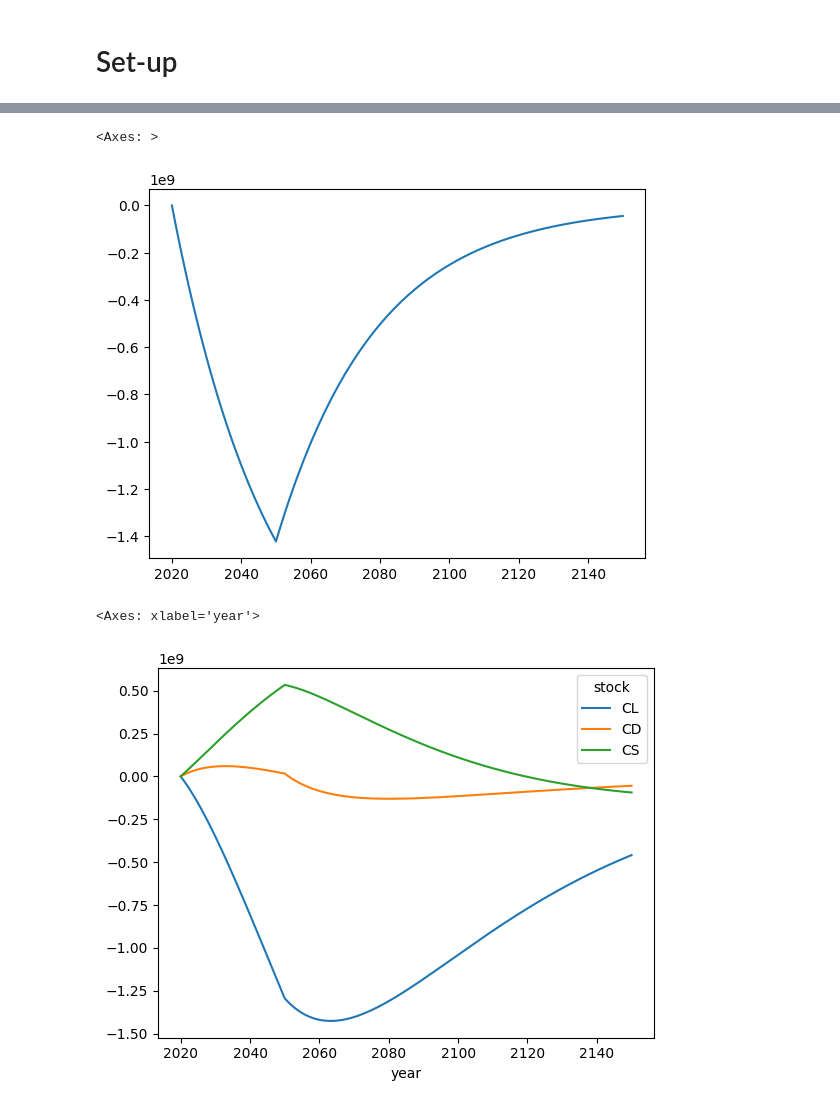
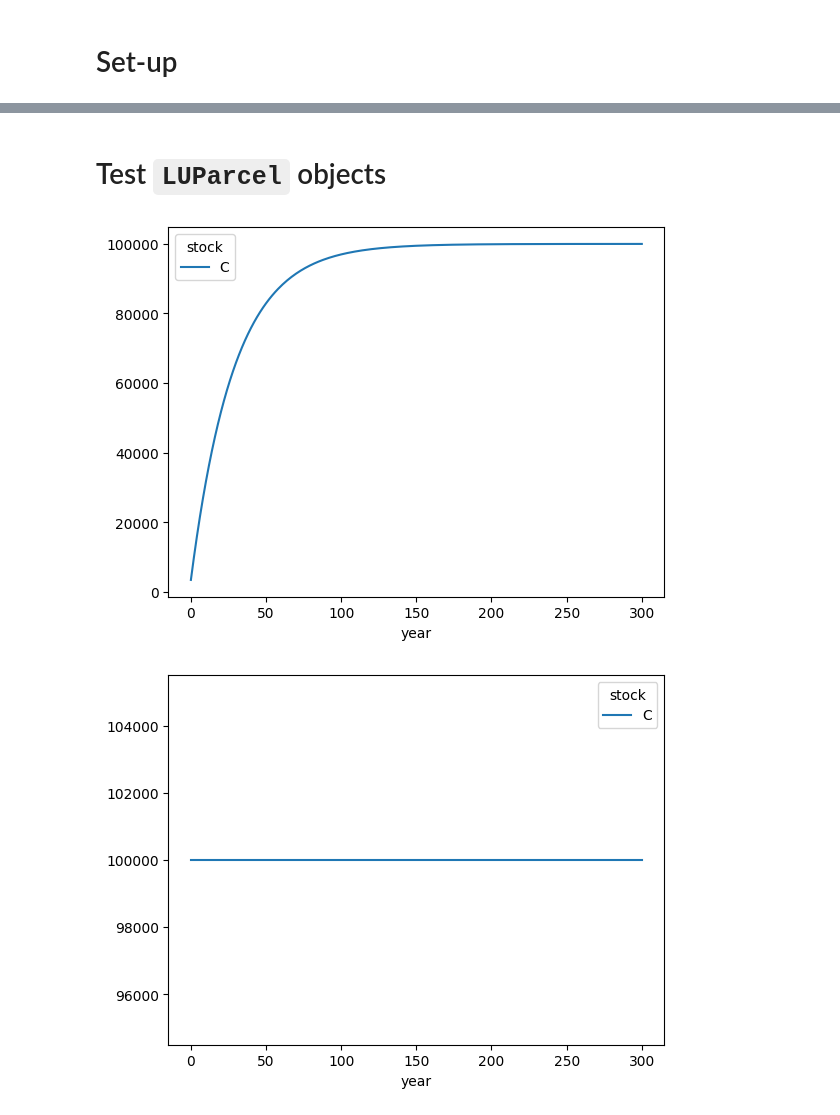
Before and after one commit to SLU-foodsystems/CIBUSmod, a Jupyter notebook: notebooks/LUC.ipynb, the cells around one changed output, grey strips where cells are left out. Saved outputs shown, nothing was run; the diff lists cells and outputs as text; code cells hidden in the pictures.

```diff
--- a/notebooks/LUC.ipynb
+++ b/notebooks/LUC.ipynb
@@ -289,24 +350,22 @@ Ach = A3.diff().fillna(0)
-# %%
-LUCts = LUCTimeSeries(
-    Ach = Ach,
-    Cmax = (5_000,50_000),
-    T50 = (0.5,20),
-    extend = 100
-)
-LUCts.calculate_parcels()
-LUCts.get_CO2().plot()
-# %% [output]
-<Axes: >
-[figure, old version]
-# %%
-LUCts = LUCTimeSeries2(
-    Ach = Ach,
-    target_lu_pars=LU_pars['cropland, mineral'],
-    alt_lu_pars=LU_pars['forest, mineral'],
-    extend = 100
-)
-LUCts.calculate_parcels()
-LUCts.get_CO2().plot()
-# %% [output]
-<Axes: xlabel='year'>
-[figure, old version]
+# %% [markdown]
+# Test `LUParcel` objects
+# %%
+a=LUParcel1(
+    t0 = 0,
+    A0 = 1,
+    C0 = {'C':0},
+    pars = {'Cmax':100_000, 'T50':20}
+)
+
+for i in range(301):
+    a.time_step()
+a.stock_time_series().plot()
+plt.show()
+a.spin_up()
+for i in range(301):
+    a.time_step()
+a.stock_time_series().plot()
+plt.show()
+# %% [output]
+[figure, added]
+[figure, added]
```
Also changed, not shown: parts of 45 cells of this notebook, 1 other file.
